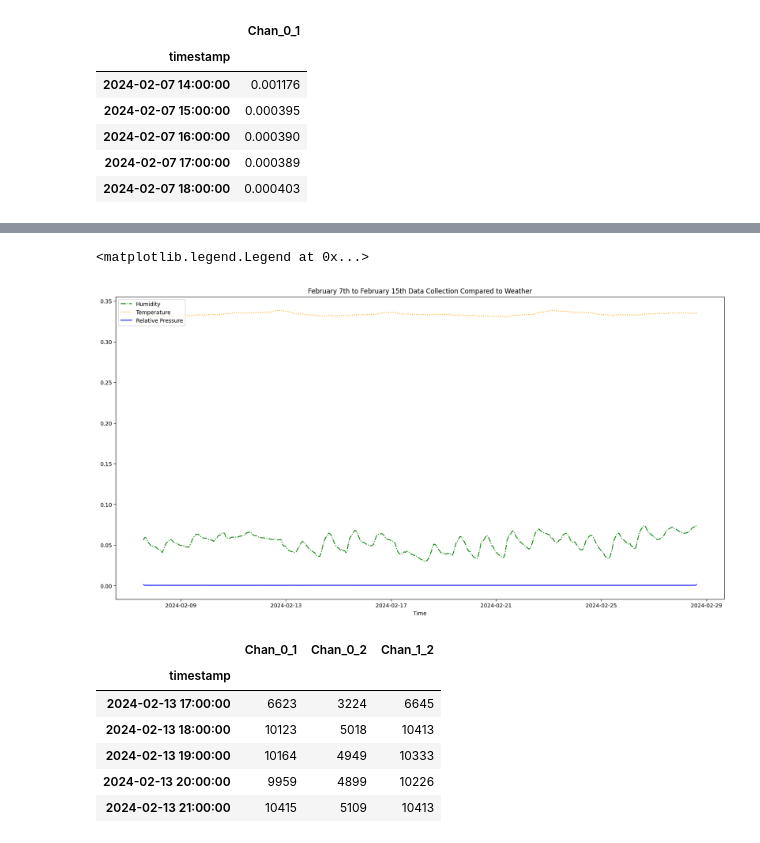
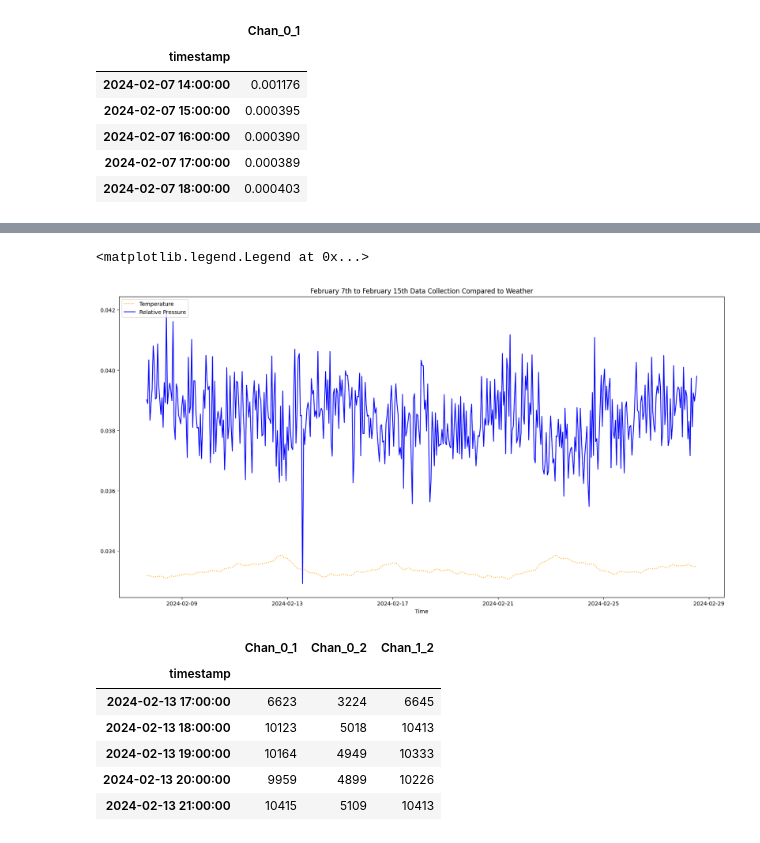
Before and after one commit to vpadgett1/cubesat_test_data, a Jupyter notebook: consistency_2024/Feb_2024_with_ground.ipynb, the cells around one changed output, grey strips where cells are left out. Saved outputs shown, nothing was run; the diff lists cells and outputs as text; code cells hidden in the pictures.

```diff
--- a/consistency_2024/Feb_2024_with_ground.ipynb
+++ b/consistency_2024/Feb_2024_with_ground.ipynb
@@ -39,3 +39,12 @@ df_cubesat.head()
 | 2024-02-07 16:00:00 | 0.000390 |
 | 2024-02-07 17:00:00 | 0.000389 |
 | 2024-02-07 18:00:00 | 0.000403 |
+# %%
+#drop the first and last hour of data from the cubesat data
+df_cubesat = df_cubesat.iloc[1:]
+df_cubesat = df_cubesat.iloc[:-1]
+df_cubesat.head()
+
+#find the percentage value of the data
+df_cubesat['Chan_0_1'] = df_cubesat['Chan_0_1'] * 100
+df_cubesat.head()
@@ -74,6 +91,11 @@ df_combined.head()
 # %%
-#scale temperature by 0.1 factor
-df_combined['Outdoor_Temperature'] = df_combined['Outdoor_Temperature'] * 0.1
+#scale temperature to a percent value
+df_combined['Outdoor_Temperature'] = df_combined['Outdoor_Temperature'] / 100
+df_combined.head()
+
+# #scale relative pressure to a percent value
+# df_combined['Relative_Pressure_(inHg)'] = df_combined['Relative_Pressure_(inHg)'] / 100
+# df_combined.head()
 
 #scale pressure by ratio of absolute against relative
 df_combined['Relative_Pressure_(inHg)'] = df_combined['Absolute_Pressure_(inHg)'] / df_combined['Relative_Pressure_(inHg)']
@@ -89,29 +111,29 @@ df_combined.head()
 # %%
 #plot the figure with multiple axes
 fig, ax1 = plt.subplots(figsize=(20,10))
 #plot average counts on the first axis
 #ax1.plot(df_combined.index, df_combined['average'], color='blue')
 ax1.set_xlabel('Time')
 #ax1.set_ylabel('Average Counts', color='blue')
 #plot humidity on the second axis
 #ax1.plot(df_combined.index, df_combined['Humidity_(%)'], color='red',linestyle='dashed')
 #ax2.set_ylabel('Humidity', color='red')
 #plot temperature on the third axis
-ax1.plot(df_combined.index, df_combined['Outdoor_Temperature'], color='green',linestyle='dashdot')
+# #ax1.plot(df_combined.index, df_combined['Outdoor_Temperature'], color='green',linestyle='dashdot')
 #ax3.set_ylabel('Temperature', color='green')
 #plot pressure on the fourth axis
 ax1.plot(df_combined.index, df_combined['Relative_Pressure_(inHg)'], color='orange',linestyle='dotted')
 # ax1.plot(df_combined.index, df_combined['Chan_0_1'], color='blue', )
 ax1.plot(df_combined.index, df_combined['Chan_0_1'], color='blue')
 # ax1.plot(df_co6mbined.index, df_combined['Chan_0_2'], color='pink')
 # ax1.plot(df_combined.index, df_combined['Chan_1_2'], color='purple')
 #set the title
 ax1.set_title('February 7th to February 15th Data Collection Compared to Weather')
 #set the legend
-ax1.legend(['Humidity', 'Temperature', 'Relative Pressure', 'Channel_0_1', 'Channel_0_2', 'Channel_1_2'], loc='upper left')
+ax1.legend(['Temperature', 'Relative Pressure', 'Sum of Conicidence Counts'], loc='upper left')
 # %% [output]
 <matplotlib.legend.Legend at 0x...>
-[figure, old version]
+[figure, new version]
 # %%
 #import the countries data from the csv file with an index column of countries
 df_ground= pd.read_csv("Rm415SA-Pi3crm001-E5-Oct5_2024_02_13_to_02_28.csv")
```
Also changed, not shown: parts of 8 cells of this notebook, 7 other files.
